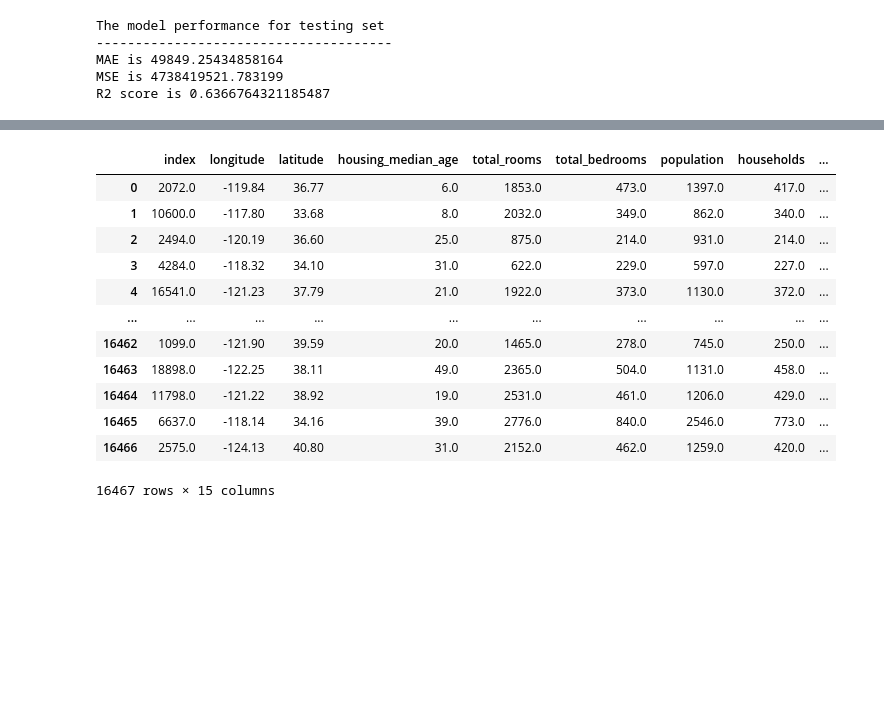
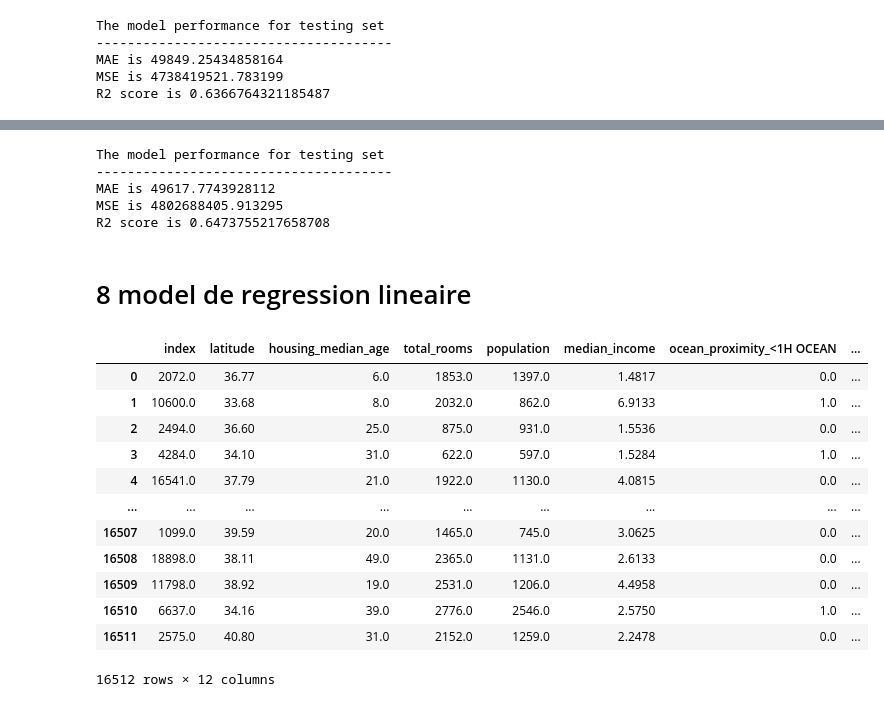
Before and after one commit to AliciaKairouani/Projet_immo, a Jupyter notebook: Model.ipynb, the cells around one changed output, grey strips where cells are left out. Drawn from its saved outputs; the diff is of its cells as text; code cells hidden in the pictures; blank space fills up the shorter version.

```diff
--- a/Model.ipynb
+++ b/Model.ipynb
@@ -724,18 +788,36 @@ R2 score is 0.6366764321185487
+# %%
+mae = metrics.mean_absolute_error(y_test, y_predicted)
+rmse = np.sqrt(metrics.mean_squared_error(y_test, y_predicted))
+r2 = metrics.r2_score(y_test, y_predicted)
+
+print("The model performance for testing set")
+print("--------------------------------------")
+print('MAE is {}'.format(mae))
+print('RMSE is {}'.format(mse))
+print('R2 score is {}'.format(r2))
+# %% [output]
+The model performance for testing set
+--------------------------------------
+MAE is 49617.7743928112
+MSE is 4802688405.913295
+R2 score is 0.6473755217658708
+# %% [markdown]
+# 8 model de regression lineaire
 # %%
-immo_df8 = pd.read_csv("immo_iteration6.csv")
-immo_df8
+immo_df9 = pd.read_csv("immo_iteration9.csv")
+immo_df9
 # %% [output]
-|  | index | longitude | latitude | housing_median_age | total_rooms | total_bedrooms | population | households | ... |
-| 0 | 2072.0 | -119.84 | 36.77 | 6.0 | 1853.0 | 473.0 | 1397.0 | 417.0 | ... |
-| 1 | 10600.0 | -117.80 | 33.68 | 8.0 | 2032.0 | 349.0 | 862.0 | 340.0 | ... |
-| 2 | 2494.0 | -120.19 | 36.60 | 25.0 | 875.0 | 214.0 | 931.0 | 214.0 | ... |
-| 3 | 4284.0 | -118.32 | 34.10 | 31.0 | 622.0 | 229.0 | 597.0 | 227.0 | ... |
-| 4 | 16541.0 | -121.23 | 37.79 | 21.0 | 1922.0 | 373.0 | 1130.0 | 372.0 | ... |
-| ... | ... | ... | ... | ... | ... | ... | ... | ... | ... |
-| 16462 | 1099.0 | -121.90 | 39.59 | 20.0 | 1465.0 | 278.0 | 745.0 | 250.0 | ... |
-| 16463 | 18898.0 | -122.25 | 38.11 | 49.0 | 2365.0 | 504.0 | 1131.0 | 458.0 | ... |
-| 16464 | 11798.0 | -121.22 | 38.92 | 19.0 | 2531.0 | 461.0 | 1206.0 | 429.0 | ... |
-| 16465 | 6637.0 | -118.14 | 34.16 | 39.0 | 2776.0 | 840.0 | 2546.0 | 773.0 | ... |
-| 16466 | 2575.0 | -124.13 | 40.80 | 31.0 | 2152.0 | 462.0 | 1259.0 | 420.0 | ... |
+|  | index | latitude | housing_median_age | total_rooms | population | median_income | ocean_proximity_<1H OCEAN | ... |
+| 0 | 2072.0 | 36.77 | 6.0 | 1853.0 | 1397.0 | 1.4817 | 0.0 | ... |
+| 1 | 10600.0 | 33.68 | 8.0 | 2032.0 | 862.0 | 6.9133 | 1.0 | ... |
+| 2 | 2494.0 | 36.60 | 25.0 | 875.0 | 931.0 | 1.5536 | 0.0 | ... |
+| 3 | 4284.0 | 34.10 | 31.0 | 622.0 | 597.0 | 1.5284 | 1.0 | ... |
+| 4 | 16541.0 | 37.79 | 21.0 | 1922.0 | 1130.0 | 4.0815 | 0.0 | ... |
+| ... | ... | ... | ... | ... | ... | ... | ... | ... |
+| 16507 | 1099.0 | 39.59 | 20.0 | 1465.0 | 745.0 | 3.0625 | 0.0 | ... |
+| 16508 | 18898.0 | 38.11 | 49.0 | 2365.0 | 1131.0 | 2.6133 | 0.0 | ... |
+| 16509 | 11798.0 | 38.92 | 19.0 | 2531.0 | 1206.0 | 4.4958 | 0.0 | ... |
+| 16510 | 6637.0 | 34.16 | 39.0 | 2776.0 | 2546.0 | 2.5750 | 1.0 | ... |
+| 16511 | 2575.0 | 40.80 | 31.0 | 2152.0 | 1259.0 | 2.2478 | 0.0 | ... |
-16467 rows × 15 columns
+16512 rows × 12 columns
 # %%
```
Also changed, not shown: parts of 57 cells of this notebook, 1 other file.
